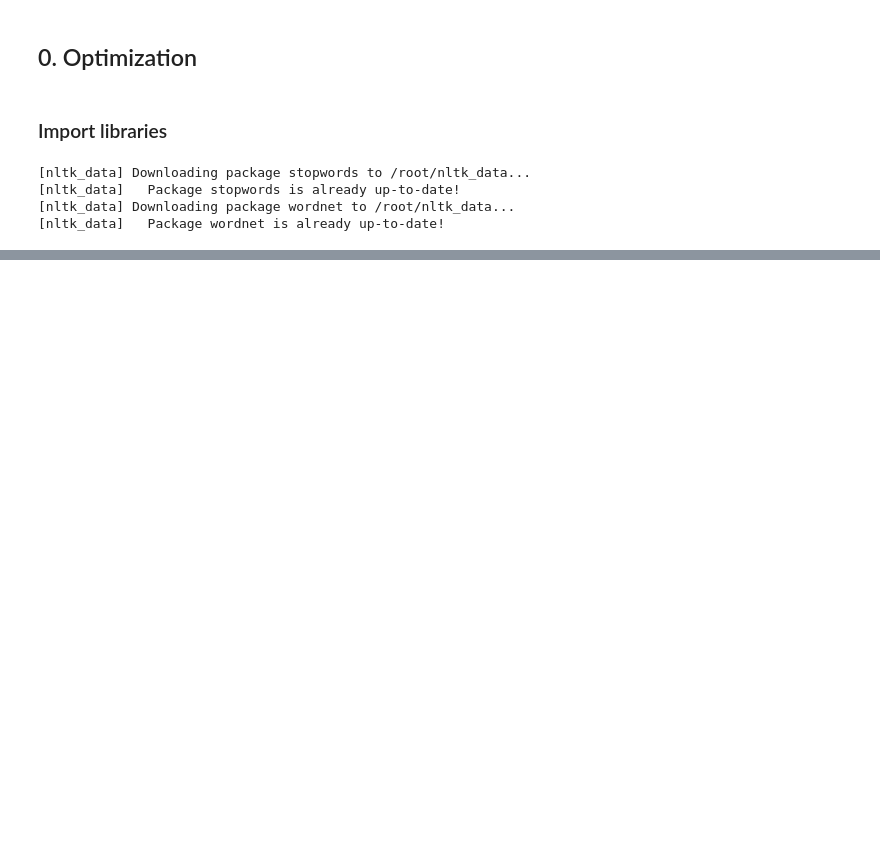
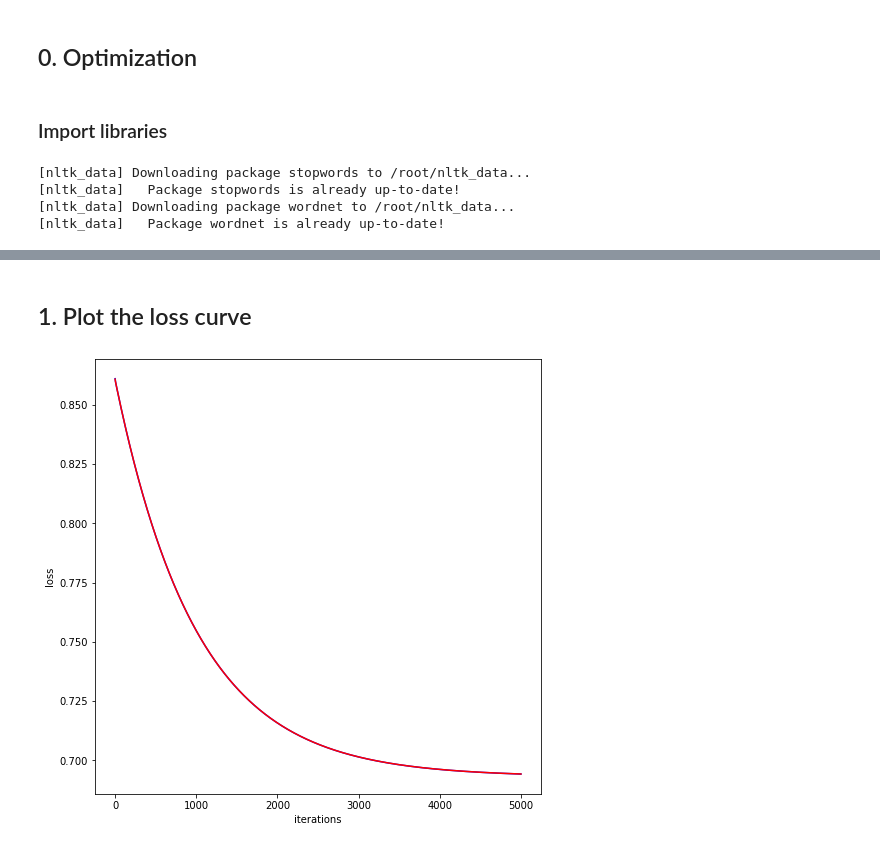
Before and after one commit to SooonChang/MIMP, a Jupyter notebook: Assignment11/Assignment11.ipynb, the cells around one changed output, grey strips where cells are left out. Drawn from its saved outputs; the diff is of its cells as text; code cells hidden in the pictures; blank space fills up the shorter version.

Commit message:
Assignment11: Plot code

```diff
--- a/Assignment11/Assignment11.ipynb
+++ b/Assignment11/Assignment11.ipynb
@@ -218,7 +229,7 @@ class Classifier():
 
   def accuracy(self,x, t):
     y = self.predict(x)
-    y = np.round(y)
+    y = np.round(sigmoid(y))
 
     accuracy = np.sum(y == t) / float(x.shape[0])
     return accuracy
@@ -251,8 +262,8 @@ class SGD:
     for key in params.keys():
       params[key] -= self.lr * grads[key]
 # %%
-clf = Classifier(input_size=1500, hidden_size_list=[780 ,240, 100], output_size=1)
-optimizer = SGD(lr = 0.01)
+clf = Classifier(input_size=1500, hidden_size_list=[200 ,100, 100, 50], output_size=1)
+optimizer = SGD(lr = 0.05)
 # %%
 num_iteration = 5000
 
@@ -260,6 +271,9 @@ train_loss_list = []
 train_acc_list = []
 test_loss_list = []
 test_acc_list = []
+# %%
+y_train = np.reshape(y_train,[-1,1])
+y_test = np.reshape(y_test, [-1, 1])
 # %%
 for i in range(num_iteration):
 
@@ -286,0 +315,13 @@ y_train.shape
+# %% [markdown]
+## 1. Plot the loss curve
+# %%
+iteration = np.arange(0, num_iteration)
+# %%
+plt.figure(figsize=(8,8))
+plt.xlabel("iterations")
+plt.ylabel("loss")
+plt.plot(iteration, train_loss_list, c='b')
+plt.plot(iteration, test_loss_list, c='r')
+plt.show()
+# %% [output]
+[figure, added]
```
Also changed, not shown: parts of 7 cells of this notebook.
